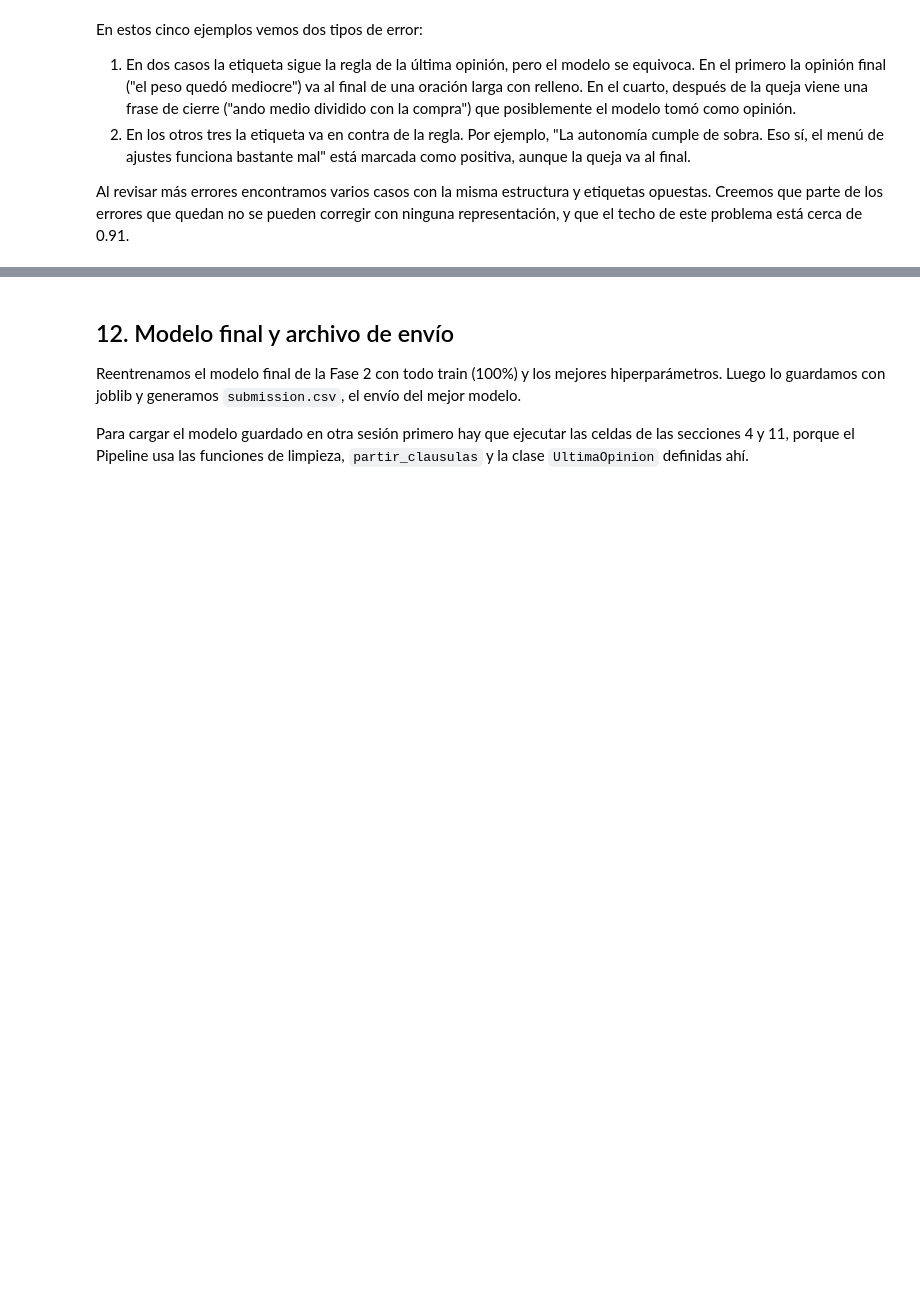
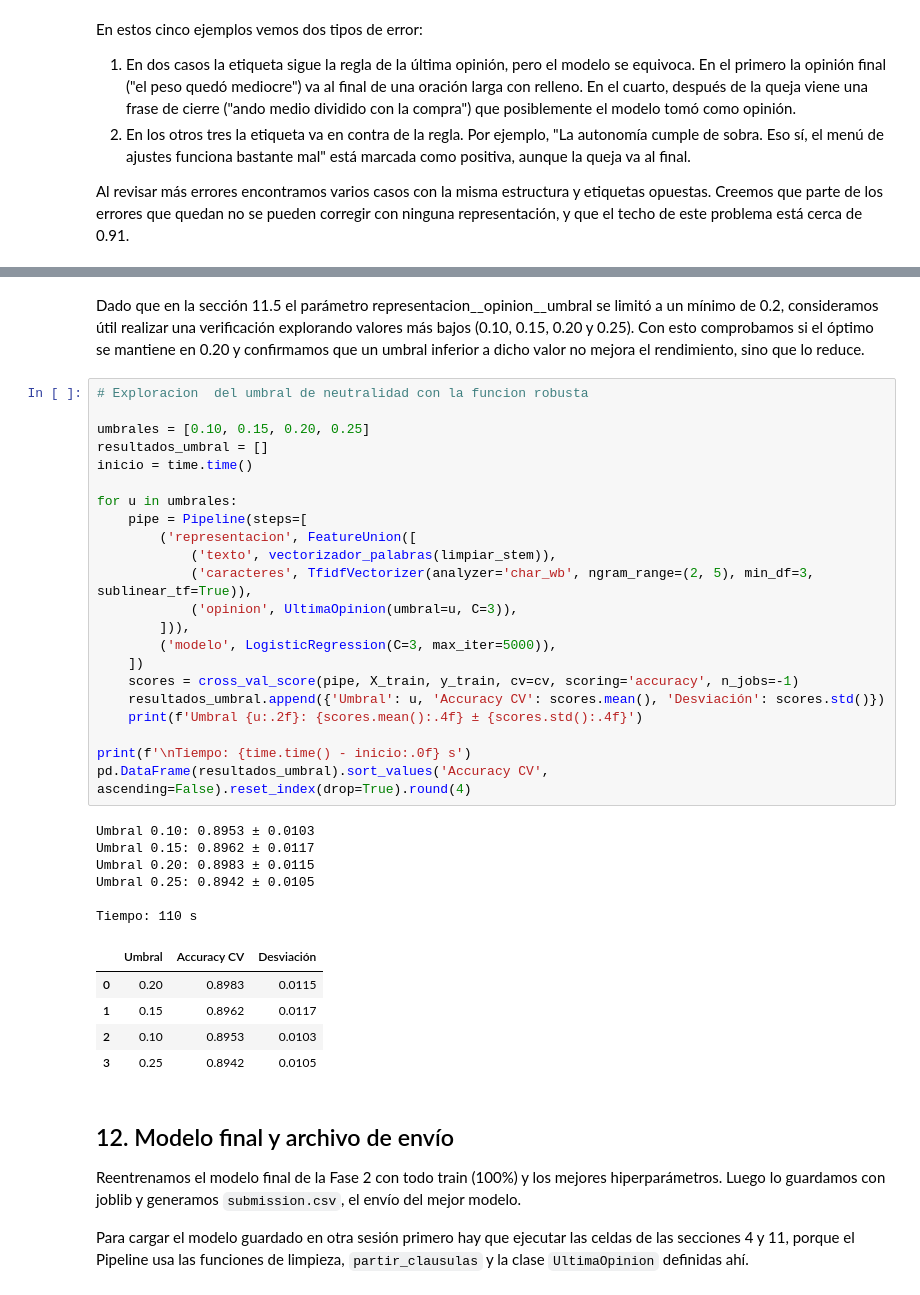
Before and after one commit to nreyl/ML-P1-G29, a Jupyter notebook: Proyecto_P1_G29.ipynb, the cells around one changed output, grey strips where cells are left out. Cells and saved outputs as stored; diff of their text form; blank space fills up the shorter version.

```diff
--- a/Proyecto_P1_G29.ipynb
+++ b/Proyecto_P1_G29.ipynb
@@ -1038,3 +1089,39 @@ Al revisar más errores encontramos varios casos con la misma estructura y etiqu
+# %% [markdown]
+Dado que en la sección 11.5 el parámetro representacion__opinion__umbral se limitó a un mínimo de 0.2, consideramos útil realizar una verificación explorando valores más bajos (0.10, 0.15, 0.20 y 0.25). Con esto comprobamos si el óptimo se mantiene en 0.20 y confirmamos que un umbral inferior a dicho valor no mejora el rendimiento, sino que lo reduce.
+# %%
+# Exploracion  del umbral de neutralidad con la funcion robusta
+
+umbrales = [0.10, 0.15, 0.20, 0.25]
+resultados_umbral = []
+inicio = time.time()
+
+for u in umbrales:
+    pipe = Pipeline(steps=[
+        ('representacion', FeatureUnion([
+            ('texto', vectorizador_palabras(limpiar_stem)),
+            ('caracteres', TfidfVectorizer(analyzer='char_wb', ngram_range=(2, 5), min_df=3, sublinear_tf=True)),
+            ('opinion', UltimaOpinion(umbral=u, C=3)),
+        ])),
+        ('modelo', LogisticRegression(C=3, max_iter=5000)),
+    ])
+    scores = cross_val_score(pipe, X_train, y_train, cv=cv, scoring='accuracy', n_jobs=-1)
+    resultados_umbral.append({'Umbral': u, 'Accuracy CV': scores.mean(), 'Desviación': scores.std()})
+    print(f'Umbral {u:.2f}: {scores.mean():.4f} ± {scores.std():.4f}')
+
+print(f'\nTiempo: {time.time() - inicio:.0f} s')
+pd.DataFrame(resultados_umbral).sort_values('Accuracy CV', ascending=False).reset_index(drop=True).round(4)
+# %% [output]
+Umbral 0.10: 0.8953 ± 0.0103
+Umbral 0.15: 0.8962 ± 0.0117
+Umbral 0.20: 0.8983 ± 0.0115
+Umbral 0.25: 0.8942 ± 0.0105
+
+Tiempo: 110 s
+|  | Umbral | Accuracy CV | Desviación |
+| 0 | 0.20 | 0.8983 | 0.0115 |
+| 1 | 0.15 | 0.8962 | 0.0117 |
+| 2 | 0.10 | 0.8953 | 0.0103 |
+| 3 | 0.25 | 0.8942 | 0.0105 |
 # %% [markdown]
 ## 12. Modelo final y archivo de envío
 
```
Also changed, not shown: parts of 23 cells of this notebook, 1 other file.
